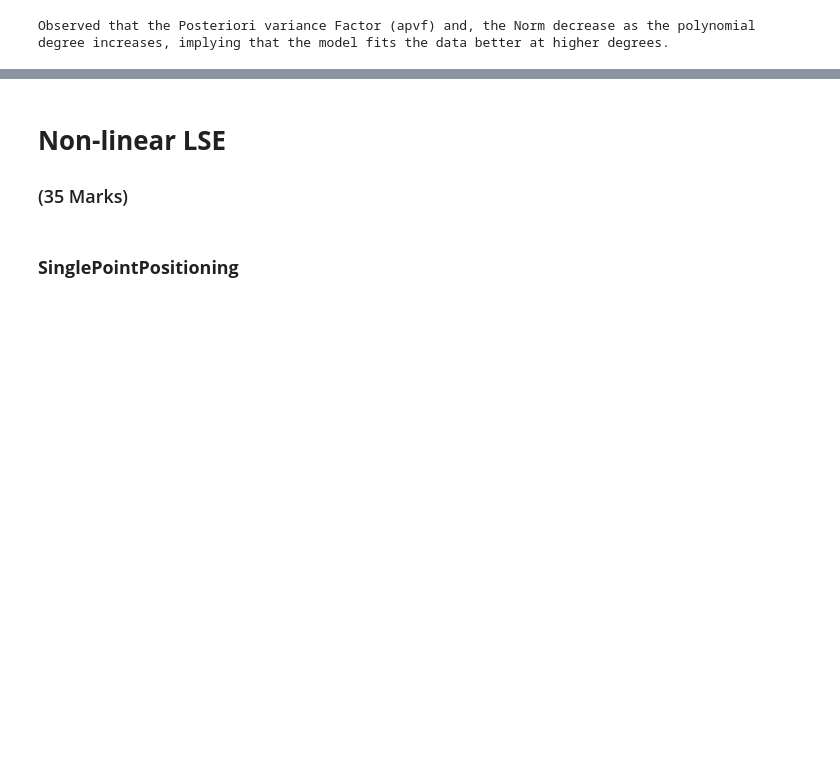
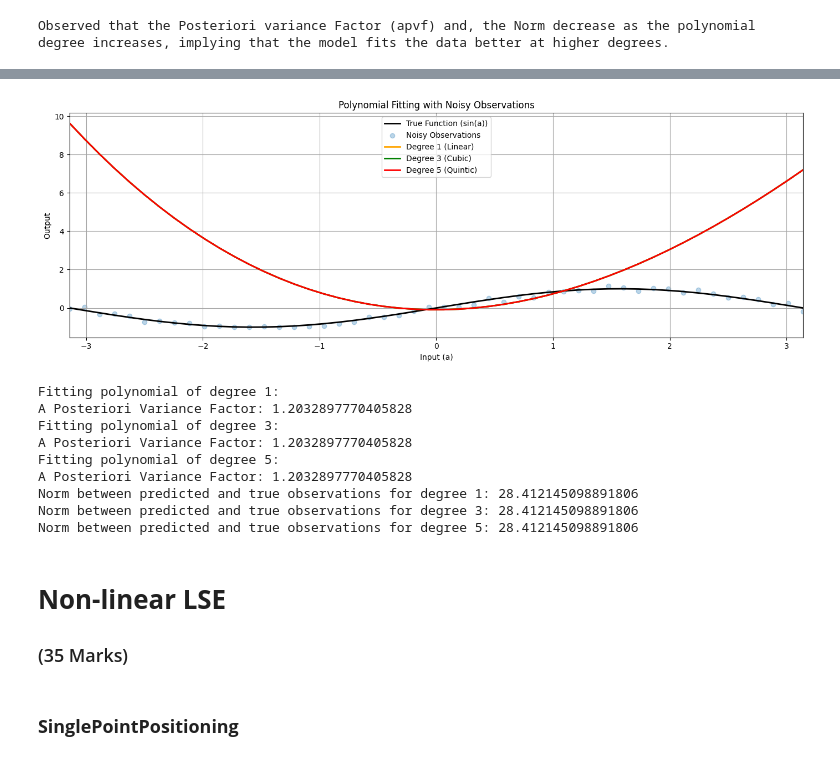
Before and after one commit to Tundebademosi/engg680_2024_fall, a Jupyter notebook: Lab Assignment 2/Linear and NonLinear LSE.ipynb, the cells around one changed output, grey strips where cells are left out. Saved outputs shown, nothing was run; the diff lists cells and outputs as text; code cells hidden in the pictures; blank space fills up the shorter version.

Commit message:
Completing part 2 (Non Linear LSE) of Assignment 2

```diff
--- a/Lab Assignment 2/Linear and NonLinear LSE.ipynb
+++ b/Lab Assignment 2/Linear and NonLinear LSE.ipynb
@@ -345,45 +325,44 @@ P = np.diag(1 / l_var * np.ones(len(a))) # Weights are inverse of the variance
 # repeat the steps 6-10, using the proper P matrix
 # (10 marks)
 # ...
+
+# step 6
+# call the fit_polynomial_curve function and fetch the results
+# use polynomial degrees of: 1, 3 ,5
+# (1 marks)
+
 a = np.linspace(-np.pi, np.pi, 50)  # Independent variable
 l_true = np.sin(a)  # True observations: sin(a)
 l = np.sin(a) + np.random.normal(0, 0.1, len(a))  # Noisy observations
 
+l_var = 0.1 ** 2
+P = np.diag(1 / l_var * np.ones(len(a)))
 
-
-
-# Define degrees
+# Degrees of polynomial to fit
 degrees = [1, 3, 5]
 
-# Create empty lists to store results
-x_hat = []
-cov_x_hat = []
-apv = []
-v = []
+for deg in degrees:
+    print(f"Fitting polynomial of degree {deg}:")
 
-# Iterate over degrees
-for deg in degrees:
-    # Call fit_polynomial_curve function and store results
-    results = fit_polynomial_curve(a, l, P, deg)
-    x_hat.append(results[0])
-    cov_x_hat.append(results[1])
-    apv.append(results[2])
-    v.append(results[3])
+    # call the fit_polynomial_curve function and fetch the results
+    x, cov_x, apv, v = fit_polynomial_curve(a, l, P, deg)
+
+    print("Estimated Coefficients:", x)
+    print("Covariance Matrix:\n", cov_x)
+    print("A Posteriori Variance Factor:", apv)
+    print("Residuals:\n", v)
+    print("\n" + "="*50 + "\n")
 
 # step 7
-# repeat the step 5, use the new P matrix
-# (1 mark)
+# use the estimated coefficients x and constants array a, construct polynomial functions for each degree
+# hint: use polyval function from numpy library (check input argument carefully)
+# (1 marks)
 
-# Generate design matrices for different degrees
-A_line = np.vander(a, 2, increasing=True)
-A_cubic = np.vander(a, 4, increasing=True)
-A_quintic = np.vander(a, 6, increasing=True)
+fitted_values = np.polyval(x[::-1], a)
 
-# Calculate polynomial fits using estimated parameters
-line_pw = A_line @ x_hat[0]
-cubic_pw = A_cubic @ x_hat[1]
-quintic_pw = A_quintic @ x_hat[2]
-
+line_uw = fitted_values if degrees[0] == 1 else None
+cubic_uw = fitted_values if degrees[1] == 3 else None
+quintic_uw = fitted_values if degrees[2] == 5 else None
 
 # step 8
 # use the matplotlib to plot each polynomial function, noisy observations l, true observations l_true, together in one single figure
@@ -400,9 +379,9 @@ ax.plot(a, l_true, color='k', label='True Function (sin(a))', linewidth=2)
 ax.scatter(a, l, color='tab:blue', alpha=0.3, label='Noisy Observations', marker='o')
 
 # Plot polynomial fits
-ax.plot(a, line_pw, label='Degree 1 (Linear)', color='orange', linewidth=2)
-ax.plot(a, cubic_pw, label='Degree 3 (Cubic)', color='green', linewidth=2)
-ax.plot(a, quintic_pw, label='Degree 5 (Quintic)', color='red', linewidth=2)
+ax.plot(a, line_uw, label='Degree 1 (Linear)', color='orange', linewidth=2)
+ax.plot(a, cubic_uw, label='Degree 3 (Cubic)', color='green', linewidth=2)
+ax.plot(a, quintic_uw, label='Degree 5 (Quintic)', color='red', linewidth=2)
 
 # Title and Label
 ax.set_xlim(-np.pi, np.pi)
@@ -439,9 +418,4 @@ for deg in degrees:
     fitted_values = np.polyval(x[::-1], a)
     norm = np.linalg.norm(fitted_values - l_true)
     print(f"Norm between predicted and true observations for degree {deg}: {norm}")
-for deg in degrees:
-    print(f"Fitting polynomial of degree {deg}:")
-
-    # call the fit_polynomial_curve function and fetch the results
-    x, cov_x, apv, v = fit_polynomial_curve(a, l, P, deg)
 # %% [output]
@@ -449,3 +439,13 @@ ValueError: matmul: Input operand 1 has a mismatch in its core dimension 0, with
+[figure, added]
+Fitting polynomial of degree 1:
+A Posteriori Variance Factor: 1.2032897770405828
+Fitting polynomial of degree 3:
+A Posteriori Variance Factor: 1.2032897770405828
+Fitting polynomial of degree 5:
+A Posteriori Variance Factor: 1.2032897770405828
+Norm between predicted and true observations for degree 1: 28.412145098891806
+Norm between predicted and true observations for degree 3: 28.412145098891806
+Norm between predicted and true observations for degree 5: 28.412145098891806
 # %%
 # step 14
 # Compare the results of a posterier variance factor and norm from unweighted LSE and weighted LSE, what phenomena do you observe? Explain this phenomena.
```
Also changed, not shown: parts of 22 cells of this notebook.
